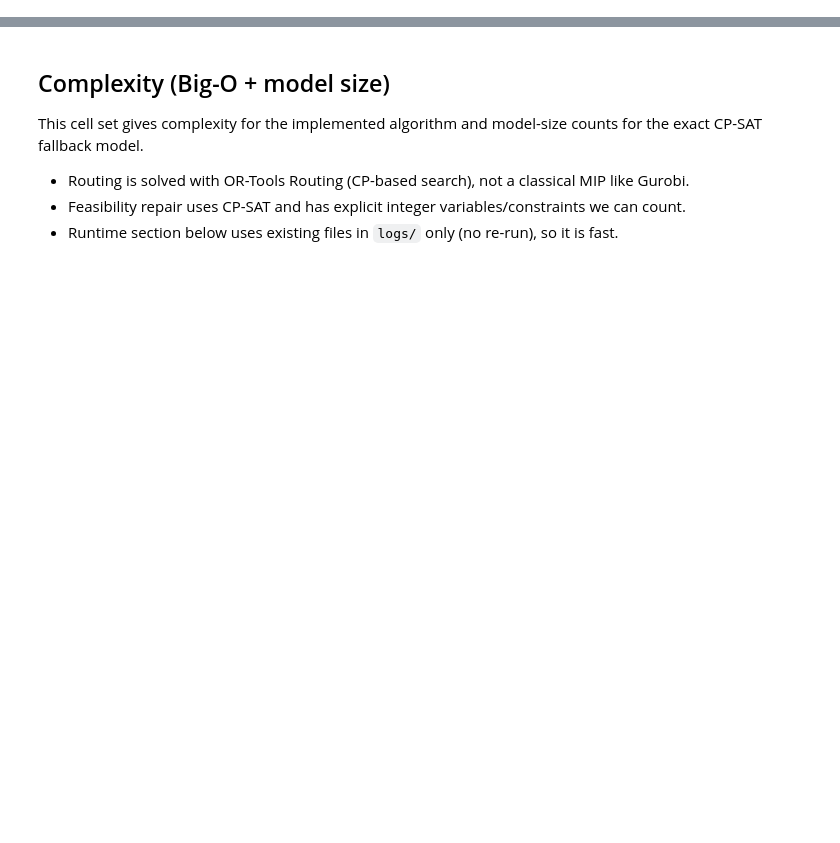
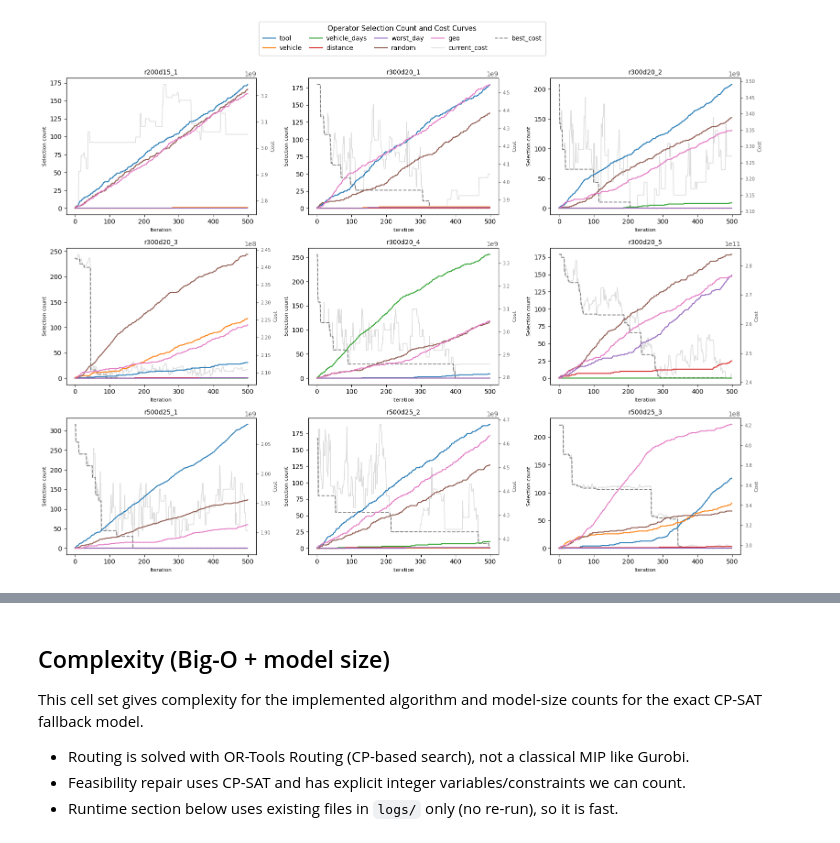
Before and after one commit to Iwe-Coumou/OC_routing, a Jupyter notebook: analysis.ipynb, the cells around one changed output, grey strips where cells are left out. Cells and saved outputs as stored; diff of their text form; code cells hidden in the pictures; blank space fills up the shorter version.

```diff
--- a/analysis.ipynb
+++ b/analysis.ipynb
@@ -90,0 +157,73 @@ plt.tight_layout(rect=[0, 0, 1, 0.94])
+# %%
+# Selection count + cost curves
+names = sorted(dfs.keys())
+cols = 3
+rows = -(-len(names) // cols)
+
+all_ops = ['tool', 'vehicle', 'vehicle_days', 'distance', 'worst_day', 'random', 'geo']
+
+fig, axes = plt.subplots(rows, cols, figsize=(16, 4 * rows))
+axes = axes.flatten()
+
+legend_h1, legend_l1 = [], []
+legend_h2, legend_l2 = [], []
+
+for i, name in enumerate(names):
+    ax = axes[i]
+    df = dfs[name].copy()
+
+    if 'iteration' not in df.columns or 'break_op' not in df.columns:
+        ax.set_title(name.replace('challenge_', ''), fontsize=10)
+        ax.text(0.5, 0.5, 'Missing iteration/break_op columns', ha='center', va='center')
+        ax.set_axis_off()
+        continue
+
+    # Cumulative selection count for each operator.
+    for op in all_ops:
+        count = df['break_op'].eq(op).cumsum()
+        ax.plot(df['iteration'], count, label=op)
+
+    ax2 = ax.twinx()
+    if 'current_cost' in df.columns:
+        ax2.plot(df['iteration'], df['current_cost'], color='0.55', alpha=0.30, linewidth=1.2, label='current_cost')
+    if 'best_cost' in df.columns:
+        ax2.plot(df['iteration'], df['best_cost'], color='0.15', alpha=0.55, linewidth=1.4, linestyle='--', label='best_cost')
+
+    ax.set_zorder(ax2.get_zorder() + 1)
+    ax.patch.set_visible(False)
+
+    ax.set_title(name.replace('challenge_', ''), fontsize=10)
+    ax.set_xlabel('Iteration', fontsize=8)
+    ax.set_ylabel('Selection count', fontsize=8)
+    ax2.set_ylabel('Cost', fontsize=8, color='0.3')
+    ax2.tick_params(axis='y', labelsize=7, colors='0.35')
+
+    if i == 0:
+        legend_h1, legend_l1 = ax.get_legend_handles_labels()
+        legend_h2, legend_l2 = ax2.get_legend_handles_labels()
+
+for i in range(len(names), len(axes)):
+    axes[i].set_visible(False)
+
+fig.legend(
+    legend_h1 + legend_h2,
+    legend_l1 + legend_l2,
+    loc='upper center',
+    bbox_to_anchor=(0.5, 1.02),
+    ncol=5,
+    fontsize=10,
+    frameon=True,
+    borderpad=0.6,
+    columnspacing=1.2,
+    handlelength=2.0,
+    handletextpad=0.6,
+    fancybox=True,
+    shadow=False,
+    title='Operator Selection Count and Cost Curves',
+    title_fontsize=11,
+ )
+
+fig.savefig('operator_selection_count_cost_curves.png', dpi=300, bbox_inches='tight')
+plt.tight_layout(rect=[0, 0, 1, 0.94])
+# %% [output]
+[figure, added]
```
Also changed, not shown: parts of 14 cells of this notebook, 1 other file.
